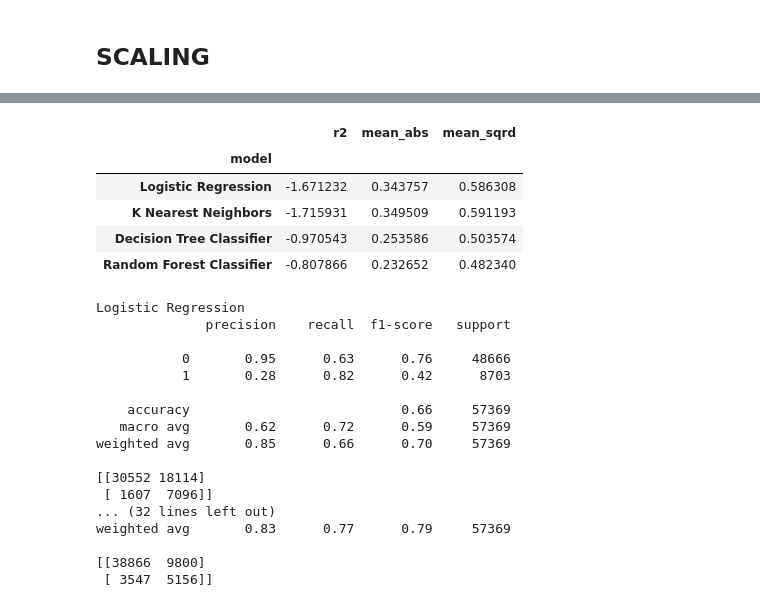
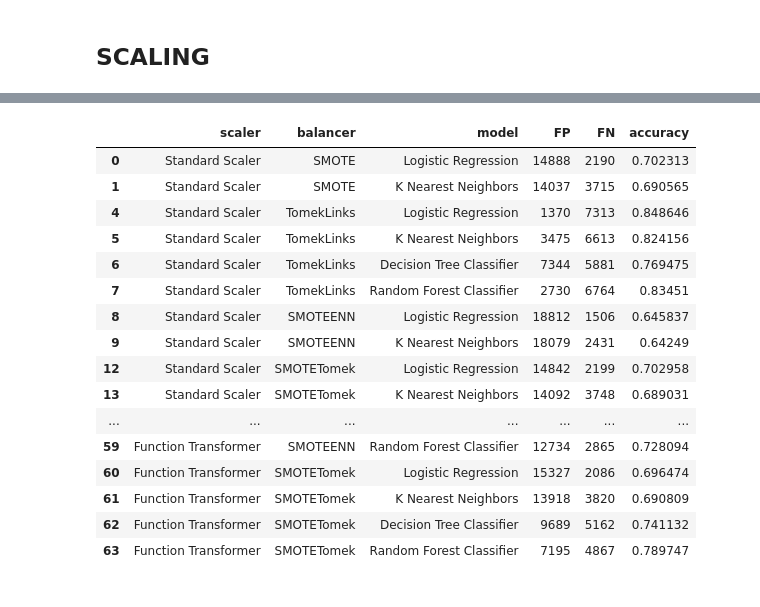
Before and after one commit to dplazau/ironhack-bootcamp, a Jupyter notebook: projects/ironhack-final-project/index.ipynb, the cells around one changed output, grey strips where cells are left out. Saved outputs shown, nothing was run; the diff lists cells and outputs as text; code cells hidden in the pictures.

```diff
--- a/projects/ironhack-final-project/index.ipynb
+++ b/projects/ironhack-final-project/index.ipynb
@@ -360,40 +328,22 @@ y_train_balanced.hist(figsize=(24, 16))
-# %%
-prediction_of_models = utils.get_predictions(MODELS, sets=[
-    X_train_scaled_balanced,
-    X_test_scaled,
-    y_train_balanced,
-    y_test])
-
-results = utils.get_results(prediction_of_models, y_test)
-
-results
-# %% [output]
-|  | r2 | mean_abs | mean_sqrd |
-| model |  |  |  |
-| Logistic Regression | -1.671232 | 0.343757 | 0.586308 |
-| K Nearest Neighbors | -1.715931 | 0.349509 | 0.591193 |
-| Decision Tree Classifier | -0.970543 | 0.253586 | 0.503574 |
-| Random Forest Classifier | -0.807866 | 0.232652 | 0.482340 |
-# %%
-for prediction in prediction_of_models:
-    print(prediction[0])
-    print(classification_report(y_test, prediction[1]))
-    print(confusion_matrix(y_test, prediction[1]))
-# %% [output]
-Logistic Regression
-              precision    recall  f1-score   support
-
-           0       0.95      0.63      0.76     48666
-           1       0.28      0.82      0.42      8703
-
-    accuracy                           0.66     57369
-   macro avg       0.62      0.72      0.59     57369
-weighted avg       0.85      0.66      0.70     57369
-
-[[30552 18114]
- [ 1607  7096]]
-... (32 lines left out)
-weighted avg       0.83      0.77      0.79     57369
-
-[[38866  9800]
- [ 3547  5156]]
+# %%
+# remove low accuracy
+results_df = results_df[results_df["accuracy"] >= .60]
+display(results_df)
+# %% [output]
+|  | scaler | balancer | model | FP | FN | accuracy |
+| 0 | Standard Scaler | SMOTE | Logistic Regression | 14888 | 2190 | 0.702313 |
+| 1 | Standard Scaler | SMOTE | K Nearest Neighbors | 14037 | 3715 | 0.690565 |
+| 4 | Standard Scaler | TomekLinks | Logistic Regression | 1370 | 7313 | 0.848646 |
+| 5 | Standard Scaler | TomekLinks | K Nearest Neighbors | 3475 | 6613 | 0.824156 |
+| 6 | Standard Scaler | TomekLinks | Decision Tree Classifier | 7344 | 5881 | 0.769475 |
+| 7 | Standard Scaler | TomekLinks | Random Forest Classifier | 2730 | 6764 | 0.83451 |
+| 8 | Standard Scaler | SMOTEENN | Logistic Regression | 18812 | 1506 | 0.645837 |
+| 9 | Standard Scaler | SMOTEENN | K Nearest Neighbors | 18079 | 2431 | 0.64249 |
+| 12 | Standard Scaler | SMOTETomek | Logistic Regression | 14842 | 2199 | 0.702958 |
+| 13 | Standard Scaler | SMOTETomek | K Nearest Neighbors | 14092 | 3748 | 0.689031 |
+| ... | ... | ... | ... | ... | ... | ... |
+| 59 | Function Transformer | SMOTEENN | Random Forest Classifier | 12734 | 2865 | 0.728094 |
+| 60 | Function Transformer | SMOTETomek | Logistic Regression | 15327 | 2086 | 0.696474 |
+| 61 | Function Transformer | SMOTETomek | K Nearest Neighbors | 13918 | 3820 | 0.690809 |
+| 62 | Function Transformer | SMOTETomek | Decision Tree Classifier | 9689 | 5162 | 0.741132 |
+| 63 | Function Transformer | SMOTETomek | Random Forest Classifier | 7195 | 4867 | 0.789747 |
```
Also changed, not shown: parts of 11 cells of this notebook, 1 other file.
